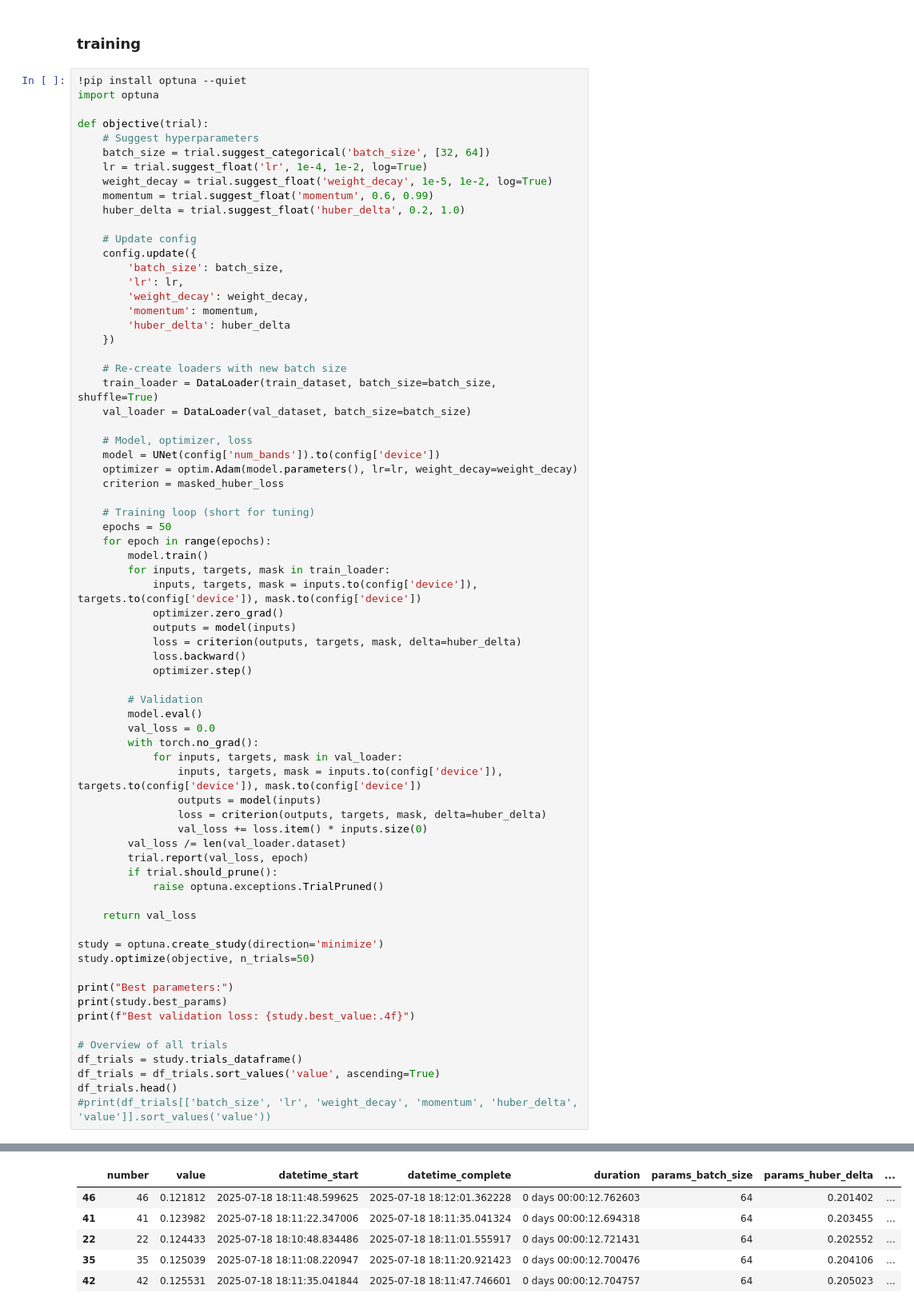
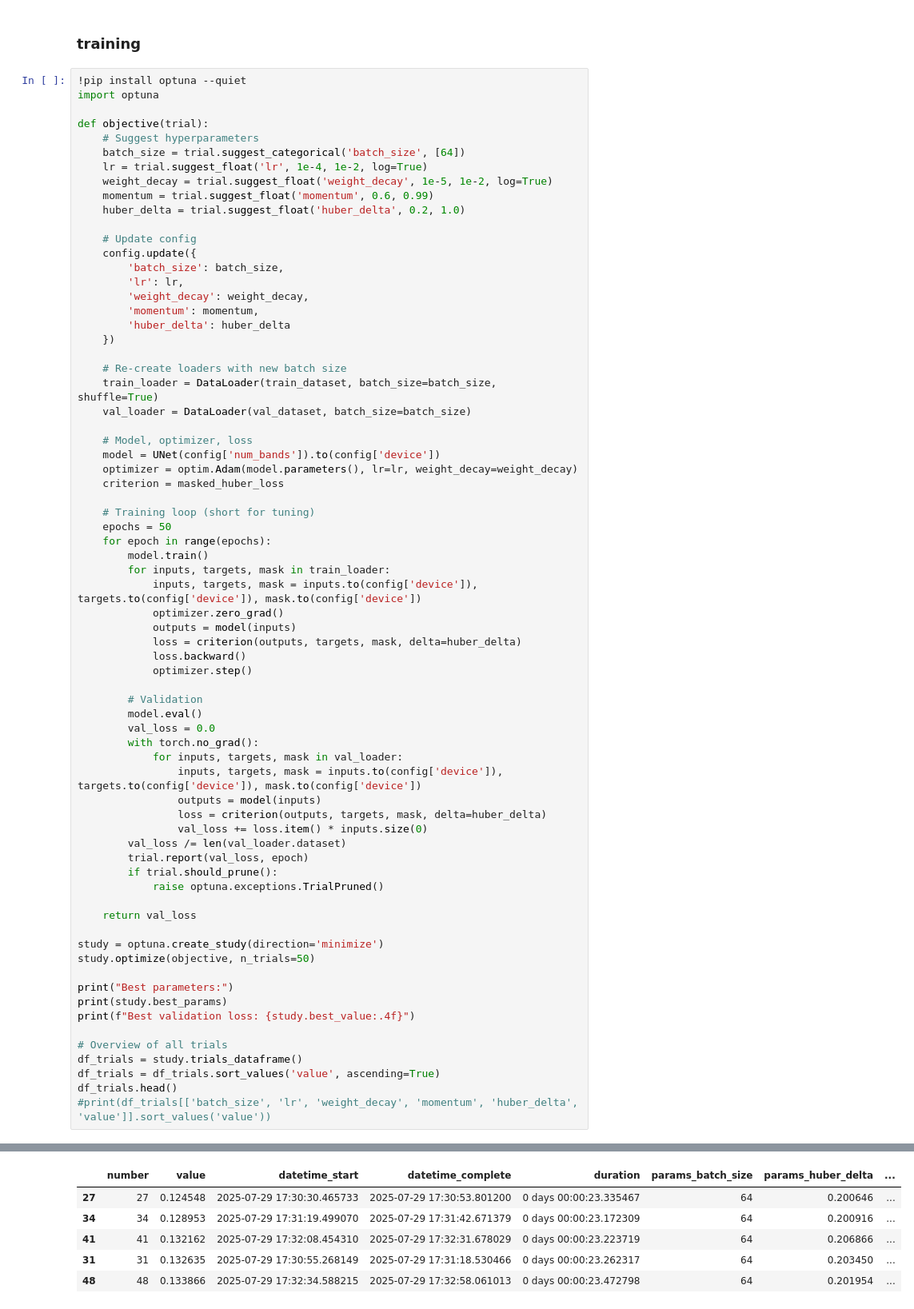
Before and after one commit to fizz-x/TreeHeads, a Jupyter notebook: training/03_unet_hypertuned.ipynb, the cells around one changed output, grey strips where cells are left out. Shown at 80% size. Saved outputs shown, nothing was run; the diff lists cells and outputs as text.

```diff
--- a/training/03_unet_hypertuned.ipynb
+++ b/training/03_unet_hypertuned.ipynb
@@ -351,7 +348,7 @@ import optuna
 
 def objective(trial):
     # Suggest hyperparameters
-    batch_size = trial.suggest_categorical('batch_size', [32, 64])
+    batch_size = trial.suggest_categorical('batch_size', [64])
     lr = trial.suggest_float('lr', 1e-4, 1e-2, log=True)
     weight_decay = trial.suggest_float('weight_decay', 1e-5, 1e-2, log=True)
     momentum = trial.suggest_float('momentum', 0.6, 0.99)
@@ -439,6 +436,6 @@ Best validation loss: 0.1218
 |  | number | value | datetime_start | datetime_complete | duration | params_batch_size | params_huber_delta | ... |
-| 46 | 46 | 0.121812 | 2025-07-18 18:11:48.599625 | 2025-07-18 18:12:01.362228 | 0 days 00:00:12.762603 | 64 | 0.201402 | ... |
-| 41 | 41 | 0.123982 | 2025-07-18 18:11:22.347006 | 2025-07-18 18:11:35.041324 | 0 days 00:00:12.694318 | 64 | 0.203455 | ... |
-| 22 | 22 | 0.124433 | 2025-07-18 18:10:48.834486 | 2025-07-18 18:11:01.555917 | 0 days 00:00:12.721431 | 64 | 0.202552 | ... |
-| 35 | 35 | 0.125039 | 2025-07-18 18:11:08.220947 | 2025-07-18 18:11:20.921423 | 0 days 00:00:12.700476 | 64 | 0.204106 | ... |
-| 42 | 42 | 0.125531 | 2025-07-18 18:11:35.041844 | 2025-07-18 18:11:47.746601 | 0 days 00:00:12.704757 | 64 | 0.205023 | ... |
+| 27 | 27 | 0.124548 | 2025-07-29 17:30:30.465733 | 2025-07-29 17:30:53.801200 | 0 days 00:00:23.335467 | 64 | 0.200646 | ... |
+| 34 | 34 | 0.128953 | 2025-07-29 17:31:19.499070 | 2025-07-29 17:31:42.671379 | 0 days 00:00:23.172309 | 64 | 0.200916 | ... |
+| 41 | 41 | 0.132162 | 2025-07-29 17:32:08.454310 | 2025-07-29 17:32:31.678029 | 0 days 00:00:23.223719 | 64 | 0.206866 | ... |
+| 31 | 31 | 0.132635 | 2025-07-29 17:30:55.268149 | 2025-07-29 17:31:18.530466 | 0 days 00:00:23.262317 | 64 | 0.203450 | ... |
+| 48 | 48 | 0.133866 | 2025-07-29 17:32:34.588215 | 2025-07-29 17:32:58.061013 | 0 days 00:00:23.472798 | 64 | 0.201954 | ... |
```
Also changed, not shown: parts of 10 cells of this notebook, 1 other file.
